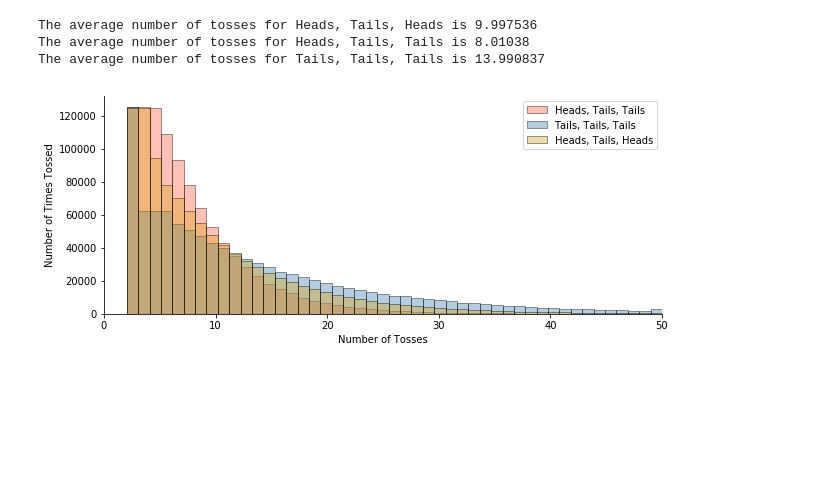
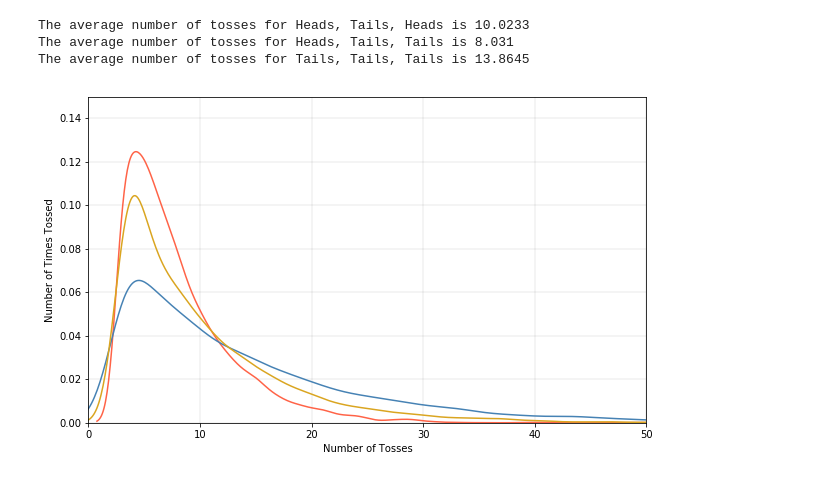
Before and after one commit to crahal/Useful-But-Miscellaneous-Tools-For-Social-Science, a Jupyter notebook: cointosses.ipynb, the cells around one changed output. Saved outputs shown, nothing was run; the diff lists cells and outputs as text; code cells hidden in the pictures; blank space fills up the shorter version.

Commit message:
changed from hist to kdeplot

```diff
--- a/cointosses.ipynb
+++ b/cointosses.ipynb
@@ -4,53 +4,53 @@ import numpy as np
 import matplotlib.pyplot as plt
 import seaborn as sns
 from pylab import rcParams
-rcParams['figure.figsize'] = 10, 4
+from tqdm import tqdm
+rcParams['figure.figsize'] = 10, 6
 
 numbertossesHTH = []
 numbertossesHTT = []
 numbertossesTTT = []
 
-for _ in range(0, 1000000):  # just a quick ten million trials
+for _ in tqdm(range(0, 10000)):
     tosscounter = 3
     tosslist = [random.choice('HT'), random.choice('HT'), random.choice('HT')]
     while (tosslist[-3] != 'H') or (tosslist[-2] != 'T') or (tosslist[-1] != 'H'):
         tosslist.append(random.choice('HT'))
         tosscounter += 1
     numbertossesHTH.append(tosscounter)
     tosscounter = 3
     tosslist = [random.choice('HT'), random.choice('HT'), random.choice('HT')]
     while (tosslist[-3] != 'H') or (tosslist[-2] != 'T') or (tosslist[-1] != 'T'):
         tosslist.append(random.choice('HT'))
         tosscounter += 1
     numbertossesHTT.append(tosscounter)
     tosscounter = 3
     tosslist = [random.choice('HT'), random.choice('HT'), random.choice('HT')]
     while (tosslist[-3] != 'T') or (tosslist[-2] != 'T') or (tosslist[-1] != 'T'):
         tosslist.append(random.choice('HT'))
         tosscounter += 1
     numbertossesTTT.append(tosscounter)
 print('The average number of tosses for Heads, Tails, Heads is',
       np.average(numbertossesHTH))
 print('The average number of tosses for Heads, Tails, Tails is',
       np.average(numbertossesHTT))
 print('The average number of tosses for Tails, Tails, Tails is',
       np.average(numbertossesTTT))
 
 bins = np.linspace(0, 50, 50)
-plt.hist(numbertossesHTT, bins, alpha=0.4, edgecolor='k',
-         color='tomato', label='Heads, Tails, Tails')
-plt.hist(numbertossesTTT, bins, alpha=0.4, edgecolor='k',
-         color='steelblue', label='Tails, Tails, Tails')
-plt.hist(numbertossesHTH, bins, alpha=0.4, edgecolor='k',
-         color='goldenrod', label='Heads, Tails, Heads')
+sns.kdeplot(numbertossesHTT, color = 'tomato',gridsize=1000)
+sns.kdeplot(numbertossesTTT, color = 'steelblue',gridsize=1000)
+sns.kdeplot(numbertossesHTH, color = 'goldenrod',gridsize=1000)
+
 plt.xlim(0, 50)
+plt.ylim(0, 0.150)
+plt.grid(which='major', linestyle='-', linewidth='0.25', color='k', alpha = 0.35)
 plt.xlabel('Number of Tosses')
 plt.ylabel('Number of Times Tossed')
-plt.legend(loc='upper right')
-sns.despine()
+#sns.despine()
 plt.show()
 # %% [output]
-The average number of tosses for Heads, Tails, Heads is 9.997536
-The average number of tosses for Heads, Tails, Tails is 8.01038
-The average number of tosses for Tails, Tails, Tails is 13.990837
+The average number of tosses for Heads, Tails, Heads is 10.0233
+The average number of tosses for Heads, Tails, Tails is 8.031
+The average number of tosses for Tails, Tails, Tails is 13.8645
-[figure, old version]
+[figure, new version]
```
